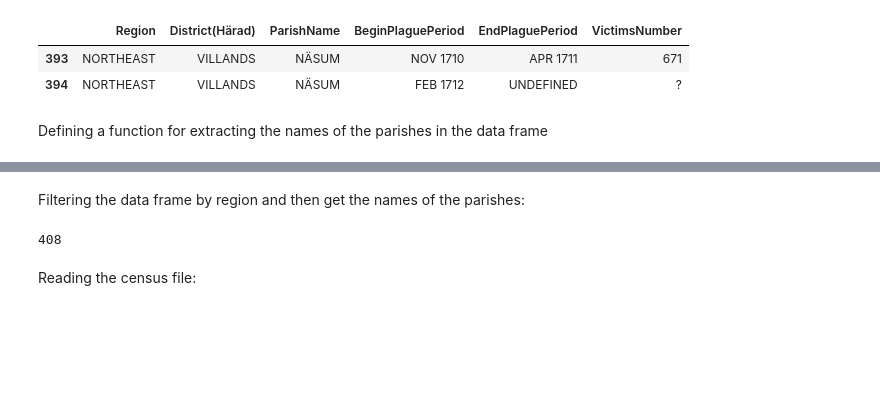
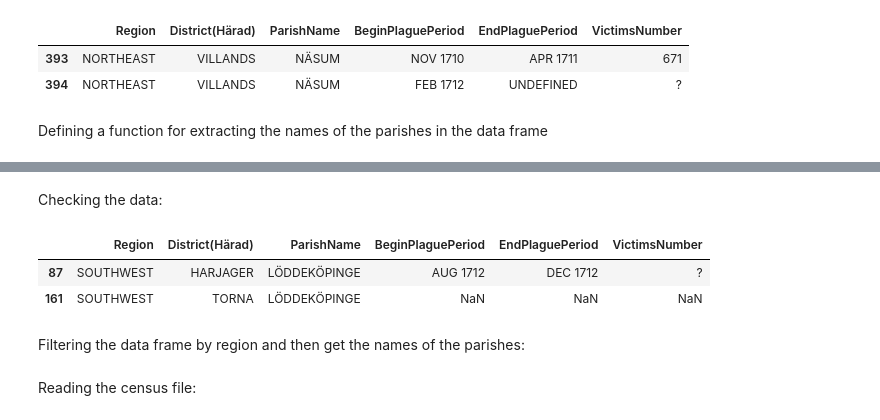
Before and after one commit to polislizarralde/PythonMathematicalModeling, a Jupyter notebook: docs/PlagueProject/databaseScania.ipynb, the cells around one changed output, grey strips where cells are left out. Drawn from its saved outputs; the diff is of its cells as text; code cells hidden in the pictures; blank space fills up the shorter version.

```diff
--- a/docs/PlagueProject/databaseScania.ipynb
+++ b/docs/PlagueProject/databaseScania.ipynb
@@ -81,10 +92,17 @@ def get_Names(data: pd.DataFrame, heading:str) -> list:
+# %%
+parishesScania.at[161, 'BeginPlaguePeriod'] = np.NaN
+parishesScania.at[161, 'EndPlaguePeriod'] = np.NaN
+parishesScania.at[161, 'VictimsNumber'] = np.NaN
+# %% [markdown]
+Checking the data:
+# %%
+parishesScania.loc[parishesScania['ParishName'] == 'LÖDDEKÖPINGE']
+# %% [output]
+|  | Region | District(Härad) | ParishName | BeginPlaguePeriod | EndPlaguePeriod | VictimsNumber |
+| 87 | SOUTHWEST | HARJAGER | LÖDDEKÖPINGE | AUG 1712 | DEC 1712 | ? |
+| 161 | SOUTHWEST | TORNA | LÖDDEKÖPINGE | NaN | NaN | NaN |
 # %% [markdown]
 Filtering the data frame by region and then get the names of the parishes:
-# %%
-parishesScania_names = get_Names(parishesScania, 'ParishName')
-len(parishesScania_names)
-# %% [output]
-408
 # %%
 southeastParishes = allParishesScania.loc[allParishesScania['Region'] == 'SOUTHEAST']
 southeastParishes_names = get_Names(southeastParishes, 'ParishName')
```
Also changed, not shown: parts of 23 cells of this notebook.
